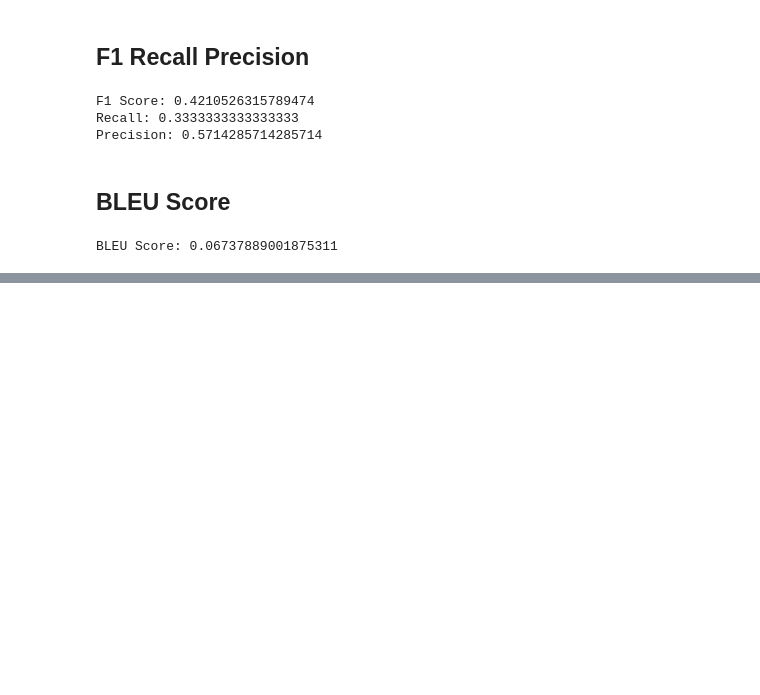
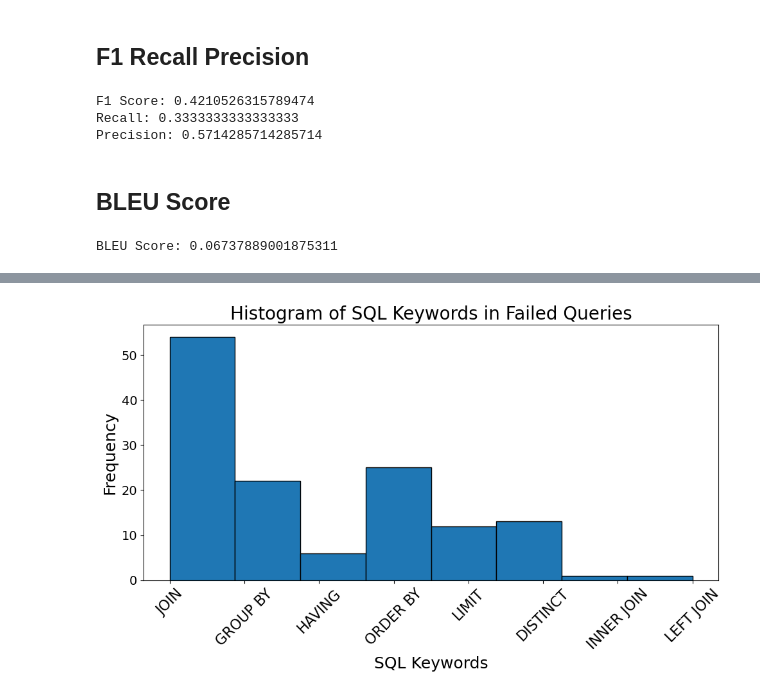
Before and after one commit to adam2305/Text2SQL, a Jupyter notebook: model_evaluation/model_evaluate_zero_shot_enhaced.ipynb, the cells around one changed output, grey strips where cells are left out. Drawn from its saved outputs; the diff is of its cells as text; code cells hidden in the pictures; blank space fills up the shorter version.

```diff
--- a/model_evaluation/model_evaluate_zero_shot_enhaced.ipynb
+++ b/model_evaluation/model_evaluate_zero_shot_enhaced.ipynb
@@ -69,0 +92,24 @@ BLEU Score: 0.06737889001875311
+# %%
+from evaluate import find_keywords_in_failed_queries
+
+output_path = "../model_training/outputs/zero_shot_enhanced_results.json"
+db_path = "../data_processing/spider/database"
+failed_queries = find_keywords_in_failed_queries(output_path, db_path)
+import matplotlib.pyplot as plt
+
+keywords = [keyword for query in failed_queries for keyword in query["keywords"]]
+
+# Plot the histogram
+plt.figure(figsize=(10, 6))
+plt.hist(keywords, bins=len(set(keywords)), edgecolor='black')
+plt.title('Histogram of SQL Keywords in Failed Queries', fontsize=20)
+plt.xlabel('SQL Keywords', fontsize=18)
+plt.ylabel('Frequency', fontsize=18)
+plt.xticks(rotation=45, fontsize=16)
+plt.yticks(fontsize=14)
+plt.tight_layout()
+
+# Display the histogram
+plt.show()
+# %% [output]
+[figure, added]
```
Also changed, not shown: parts of 1 cell of this notebook, 3 other files.
